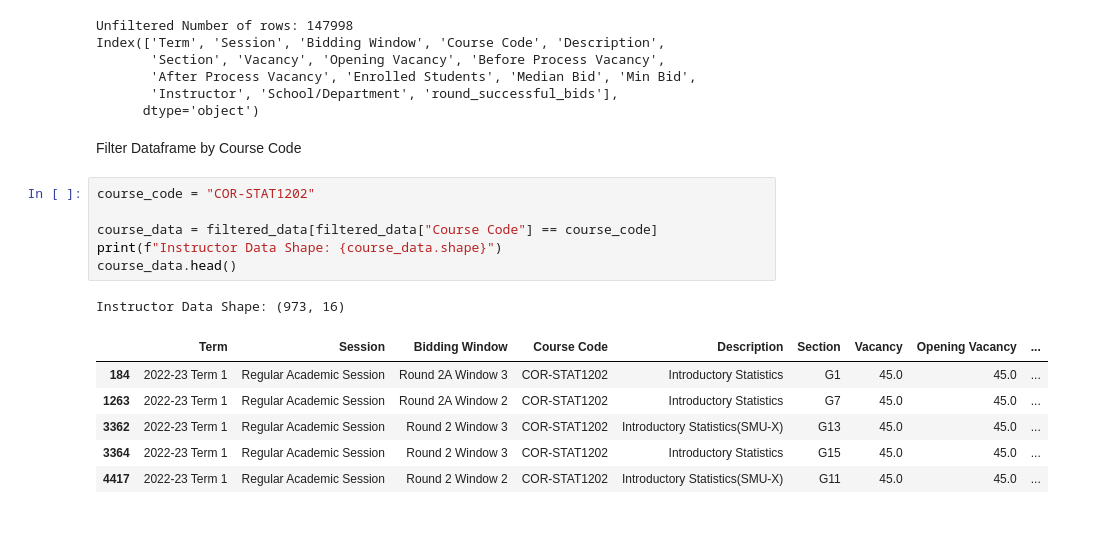
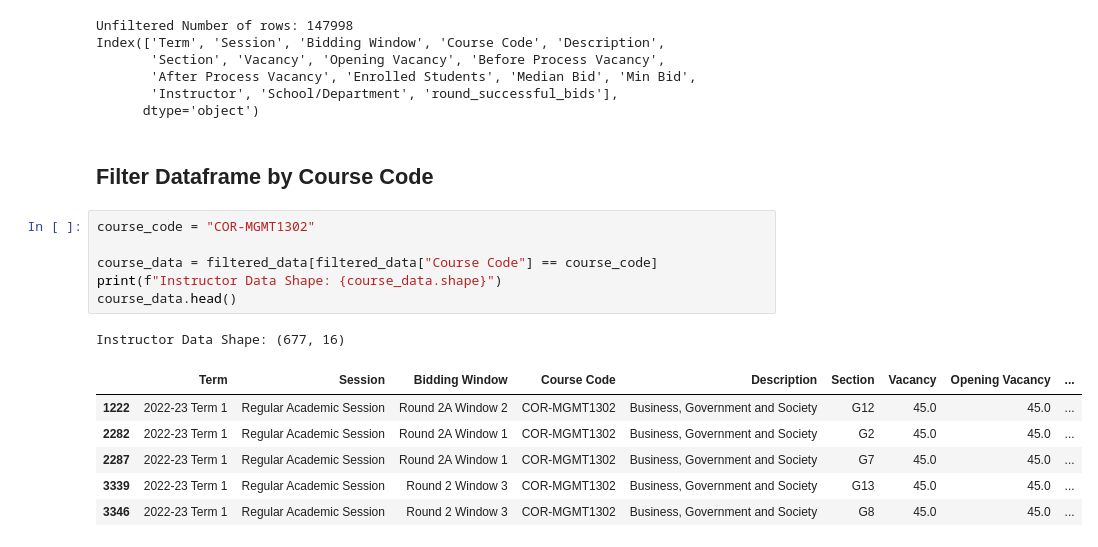
Before and after one commit to Qingyu255/bossanalytics, a Jupyter notebook: analytics_notebook.ipynb, the cells around one changed output. Cells and saved outputs as stored; diff of their text form.

```diff
--- a/analytics_notebook.ipynb
+++ b/analytics_notebook.ipynb
@@ -29,19 +31,19 @@ Index(['Term', 'Session', 'Bidding Window', 'Course Code', 'Description',
        'Instructor', 'School/Department', 'round_successful_bids'],
       dtype='object')
 # %% [markdown]
-Filter Dataframe by Course Code
+## Filter Dataframe by Course Code
 # %%
-course_code = "COR-STAT1202"
+course_code = "COR-MGMT1302"
 
 course_data = filtered_data[filtered_data["Course Code"] == course_code]
 print(f"Instructor Data Shape: {course_data.shape}")
 course_data.head()
 # %% [output]
-Instructor Data Shape: (973, 16)
+Instructor Data Shape: (677, 16)
 |  | Term | Session | Bidding Window | Course Code | Description | Section | Vacancy | Opening Vacancy | ... |
-| 184 | 2022-23 Term 1 | Regular Academic Session | Round 2A Window 3 | COR-STAT1202 | Introductory Statistics | G1 | 45.0 | 45.0 | ... |
-| 1263 | 2022-23 Term 1 | Regular Academic Session | Round 2A Window 2 | COR-STAT1202 | Introductory Statistics | G7 | 45.0 | 45.0 | ... |
-| 3362 | 2022-23 Term 1 | Regular Academic Session | Round 2 Window 3 | COR-STAT1202 | Introductory Statistics(SMU-X) | G13 | 45.0 | 45.0 | ... |
-| 3364 | 2022-23 Term 1 | Regular Academic Session | Round 2 Window 3 | COR-STAT1202 | Introductory Statistics | G15 | 45.0 | 45.0 | ... |
-| 4417 | 2022-23 Term 1 | Regular Academic Session | Round 2 Window 2 | COR-STAT1202 | Introductory Statistics(SMU-X) | G11 | 45.0 | 45.0 | ... |
+| 1222 | 2022-23 Term 1 | Regular Academic Session | Round 2A Window 2 | COR-MGMT1302 | Business, Government and Society | G12 | 45.0 | 45.0 | ... |
+| 2282 | 2022-23 Term 1 | Regular Academic Session | Round 2A Window 1 | COR-MGMT1302 | Business, Government and Society | G2 | 45.0 | 45.0 | ... |
+| 2287 | 2022-23 Term 1 | Regular Academic Session | Round 2A Window 1 | COR-MGMT1302 | Business, Government and Society | G7 | 45.0 | 45.0 | ... |
+| 3339 | 2022-23 Term 1 | Regular Academic Session | Round 2 Window 3 | COR-MGMT1302 | Business, Government and Society | G13 | 45.0 | 45.0 | ... |
+| 3346 | 2022-23 Term 1 | Regular Academic Session | Round 2 Window 3 | COR-MGMT1302 | Business, Government and Society | G8 | 45.0 | 45.0 | ... |
 # %% [markdown]
```
Also changed, not shown: parts of 26 cells of this notebook, 1 other file.
